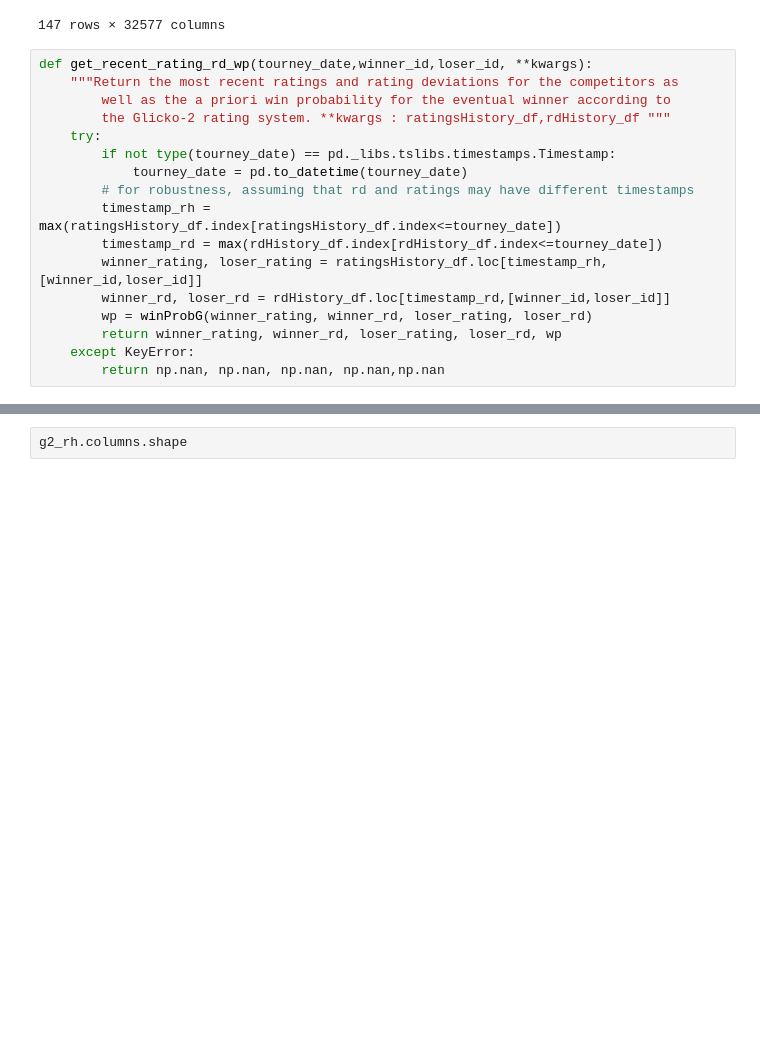
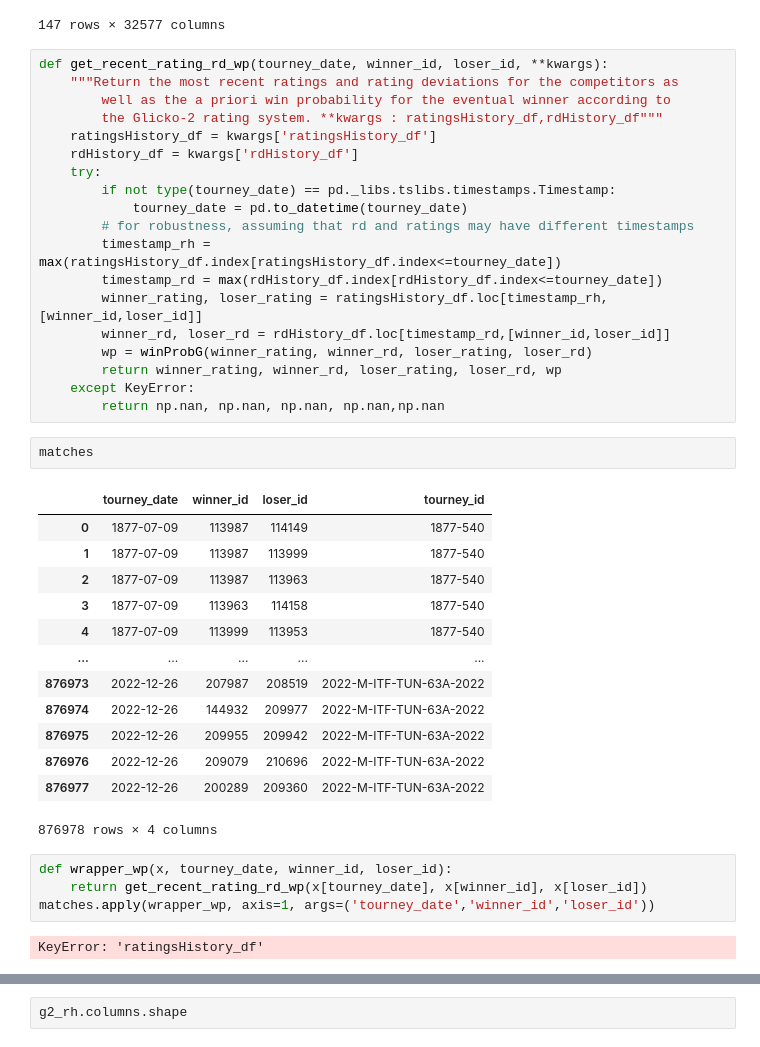
Before and after one commit to wcmohr/wcmohr_portfolio, a Jupyter notebook: Notebooks/Testing.ipynb, the cells around one changed output, grey strips where cells are left out. Cells and saved outputs as stored; diff of their text form; blank space fills up the shorter version.

Commit message:
troubleshooting .apply, wrapper function

```diff
--- a/Notebooks/Testing.ipynb
+++ b/Notebooks/Testing.ipynb
@@ -115,10 +115,12 @@ ratingsHistory_df
 | 2022-12-26 | 1465.64147 | NaN | 1462.438678 | 1604.306236 | NaN | NaN | NaN | NaN | NaN | NaN | ... | ... |
 147 rows × 32577 columns
 # %%
-def get_recent_rating_rd_wp(tourney_date,winner_id,loser_id, **kwargs):
+def get_recent_rating_rd_wp(tourney_date, winner_id, loser_id, **kwargs):
     """Return the most recent ratings and rating deviations for the competitors as
         well as the a priori win probability for the eventual winner according to
-        the Glicko-2 rating system. **kwargs : ratingsHistory_df,rdHistory_df """
+        the Glicko-2 rating system. **kwargs : ratingsHistory_df,rdHistory_df"""
+    ratingsHistory_df = kwargs['ratingsHistory_df']
+    rdHistory_df = kwargs['rdHistory_df']
     try:
         if not type(tourney_date) == pd._libs.tslibs.timestamps.Timestamp:
             tourney_date = pd.to_datetime(tourney_date)
@@ -131,3 +133,25 @@ def get_recent_rating_rd_wp(tourney_date,winner_id,loser_id, **kwargs):
         return winner_rating, winner_rd, loser_rating, loser_rd, wp
     except KeyError:
         return np.nan, np.nan, np.nan, np.nan,np.nan
+# %%
+matches
+# %% [output]
+|  | tourney_date | winner_id | loser_id | tourney_id |
+| 0 | 1877-07-09 | 113987 | 114149 | 1877-540 |
+| 1 | 1877-07-09 | 113987 | 113999 | 1877-540 |
+| 2 | 1877-07-09 | 113987 | 113963 | 1877-540 |
+| 3 | 1877-07-09 | 113963 | 114158 | 1877-540 |
+| 4 | 1877-07-09 | 113999 | 113953 | 1877-540 |
+| ... | ... | ... | ... | ... |
+| 876973 | 2022-12-26 | 207987 | 208519 | 2022-M-ITF-TUN-63A-2022 |
+| 876974 | 2022-12-26 | 144932 | 209977 | 2022-M-ITF-TUN-63A-2022 |
+| 876975 | 2022-12-26 | 209955 | 209942 | 2022-M-ITF-TUN-63A-2022 |
+| 876976 | 2022-12-26 | 209079 | 210696 | 2022-M-ITF-TUN-63A-2022 |
+| 876977 | 2022-12-26 | 200289 | 209360 | 2022-M-ITF-TUN-63A-2022 |
+876978 rows × 4 columns
+# %%
+def wrapper_wp(x, tourney_date, winner_id, loser_id):
+    return get_recent_rating_rd_wp(x[tourney_date], x[winner_id], x[loser_id])
+matches.apply(wrapper_wp, axis=1, args=('tourney_date','winner_id','loser_id'))
+# %% [output]
+KeyError: 'ratingsHistory_df'
```
Also changed, not shown: parts of 4 cells of this notebook, 1 other file.
